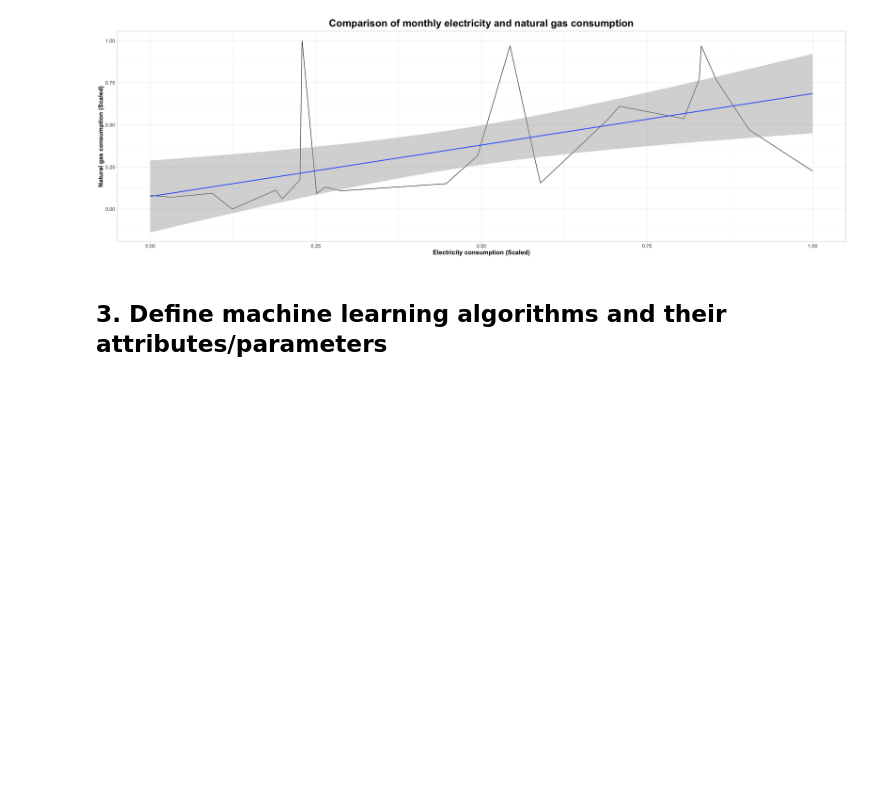
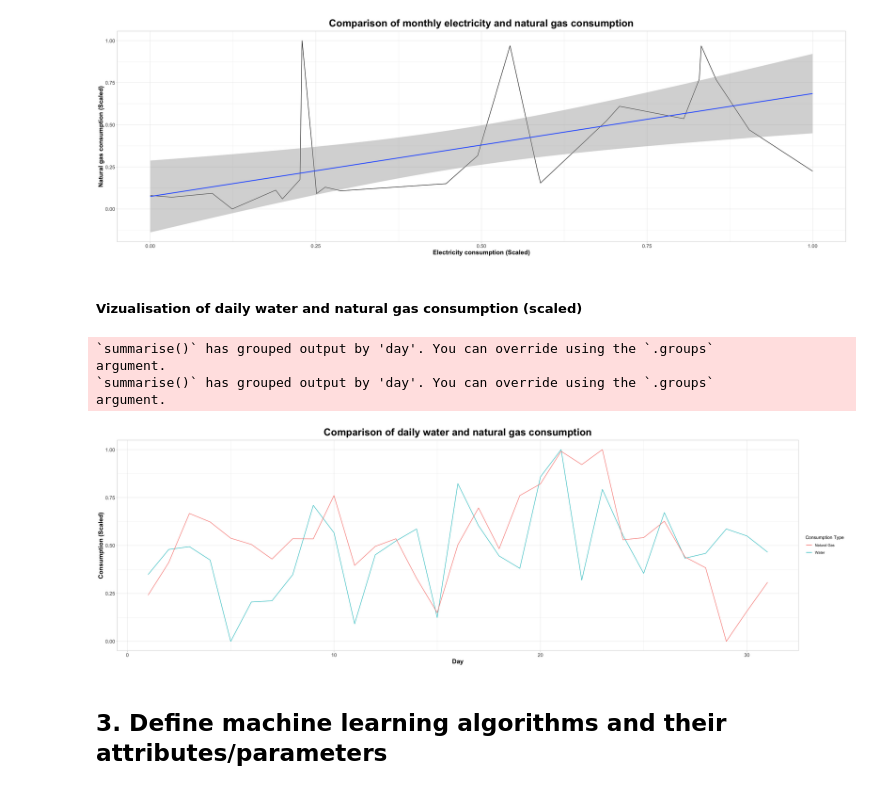
Before and after one commit to philippebarrette4/INF1430, a Jupyter notebook: scripts/TN2/ModelsPreparation/models_preparation_and_analysis.ipynb, the cells around one changed output. Saved outputs shown, nothing was run; the diff lists cells and outputs as text; code cells hidden in the pictures; blank space fills up the shorter version.

```diff
--- a/scripts/TN2/ModelsPreparation/models_preparation_and_analysis.ipynb
+++ b/scripts/TN2/ModelsPreparation/models_preparation_and_analysis.ipynb
@@ -273,6 +273,45 @@ ggplot(CombinedConsMonthDF, aes(x = rescale(consumption_elec), y = rescale(consu
 # %% [output]
 `geom_smooth()` using formula = 'y ~ x'
 [figure]
+# %% [markdown]
+##### Vizualisation of daily water and natural gas consumption (scaled)
+# %%
+# Aggregation by day number, retrieve mean
+wSumDF <- ConsWaterDayDF %>%
+    group_by(day, `Consumption Type`) %>%
+    summarise(consumption = mean(consumption))
+
+ngSumDF <- ConsNGDayDF %>%
+    group_by(day, `Consumption Type`) %>%
+    summarise(consumption = mean(consumption))
+# %% [output]
+`summarise()` has grouped output by 'day'. You can override using the `.groups`
+argument.
+`summarise()` has grouped output by 'day'. You can override using the `.groups`
+argument.
+# %%
+# Define plot title
+base_title_month        <- ggtitle("Comparison of daily water and natural gas consumption")
+# Define plot theme
+base_theme_month        <- theme_light() +
+    theme(
+        plot.title = element_text(hjust = 0.5, size = 24, face = "bold"),
+        axis.title.x = element_text(size = 15, face = "bold"),
+        axis.title.y = element_text(size = 15, face = "bold"),
+        axis.text.x = element_text(size = 12),
+        axis.text.y = element_text(size = 12)
+    )
+# %%
+# Set configuration for plot size
+options(repr.plot.width = 25, repr.plot.height = 8)
+ggplot(wSumDF, aes(x = day, y = rescale(consumption), group = 1, color = `Consumption Type`)) +
+    geom_line() +
+    geom_line(data=ngSumDF) +
+    labs(x = "Day", y = "Consumption (Scaled)") +
+    base_title_month +
+    base_theme_month
+# %% [output]
+[figure, added]
 # %% [markdown]
 ## 3. Define machine learning algorithms and their attributes/parameters
 # %% [markdown]
```
Also changed, not shown: parts of 3 cells of this notebook.
